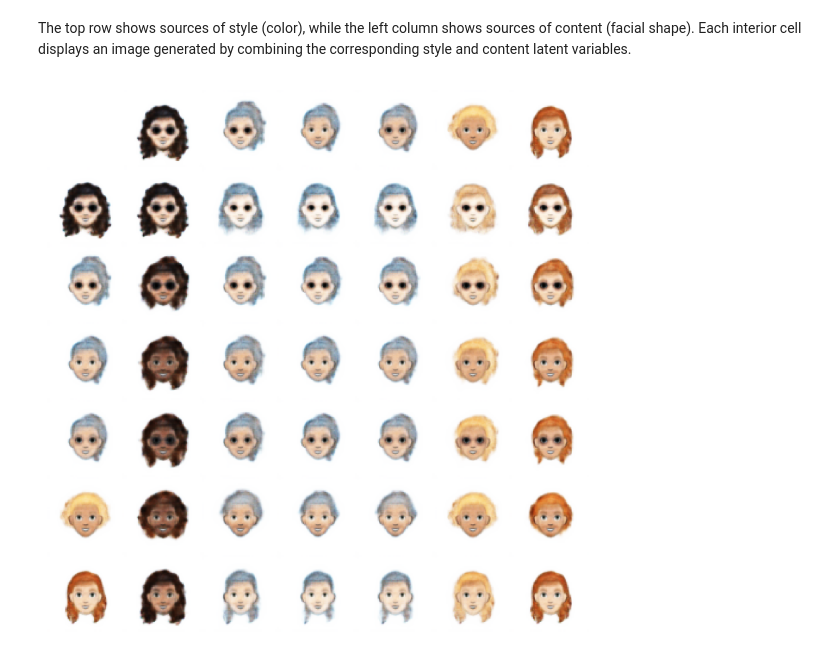
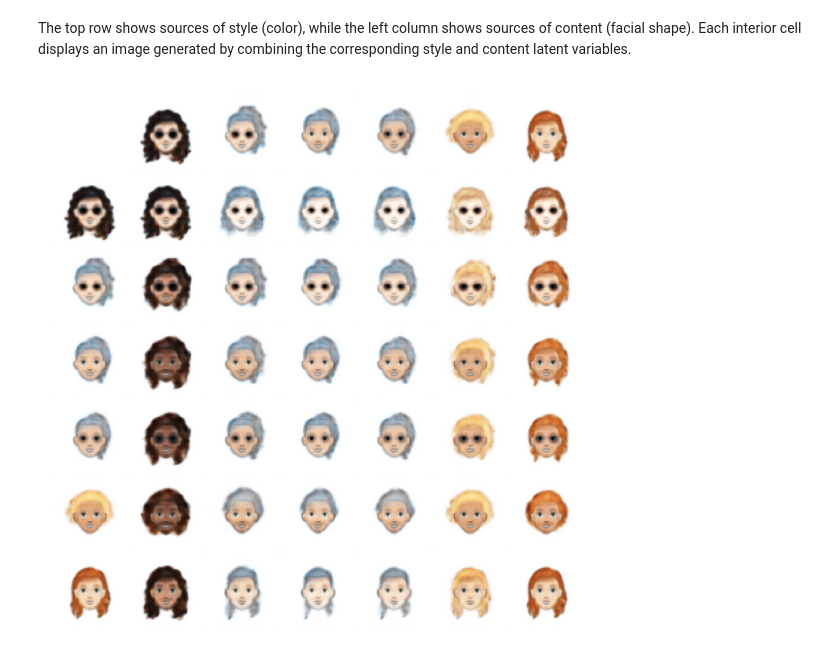
Before and after one commit to Farouc/ccvaes, a Jupyter notebook: notebooks/demo_ccvae.ipynb, the cells around one changed output. Cells and saved outputs as stored; diff of their text form; code cells hidden in the pictures.

```diff
--- a/notebooks/demo_ccvae.ipynb
+++ b/notebooks/demo_ccvae.ipynb
@@ -380,7 +380,7 @@ def plot_disentanglement_matrix(
     num_examples=6,
     seed=42,
     save_path=None,
-    figsize=(6.5, 6.5),
+    figsize=(4, 4),
     dpi=300
 ):
     """
@@ -430,34 +430,34 @@ def plot_disentanglement_matrix(
             rows.append(row_i)
 
         final_tensor = torch.cat(rows, dim=0)
 
     # --- Visualization ---
     fig, ax = plt.subplots(figsize=figsize, dpi=dpi)
 
     grid = make_grid(
         final_tensor.cpu(),
         nrow=num_examples + 1,
         padding=1,
         pad_value=1.0
     )
 
     img = grid.permute(1, 2, 0).numpy()
     img = np.clip(img, 0, 1)
 
     ax.imshow(img)
     ax.axis("off")
 
     fig.subplots_adjust(left=0, right=1, bottom=0, top=1)
 
     if save_path is not None:
         fig.savefig(save_path, bbox_inches="tight", pad_inches=0)
 
     plt.show()
     plt.close(fig)
 
 plot_disentanglement_matrix(model, dataset)
 # %% [output]
-[figure, old version]
+[figure, new version]
 # %%
 import random
 
```
Also changed, not shown: parts of 4 cells of this notebook.
